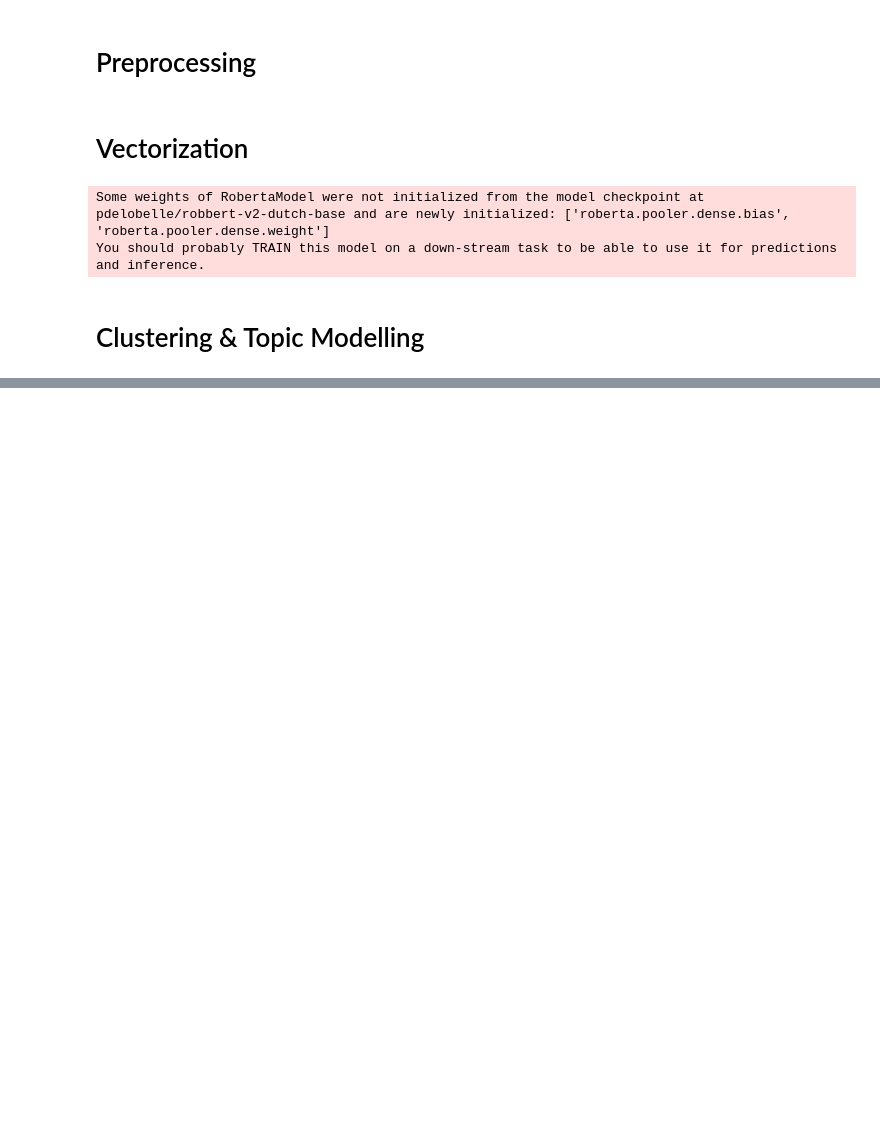
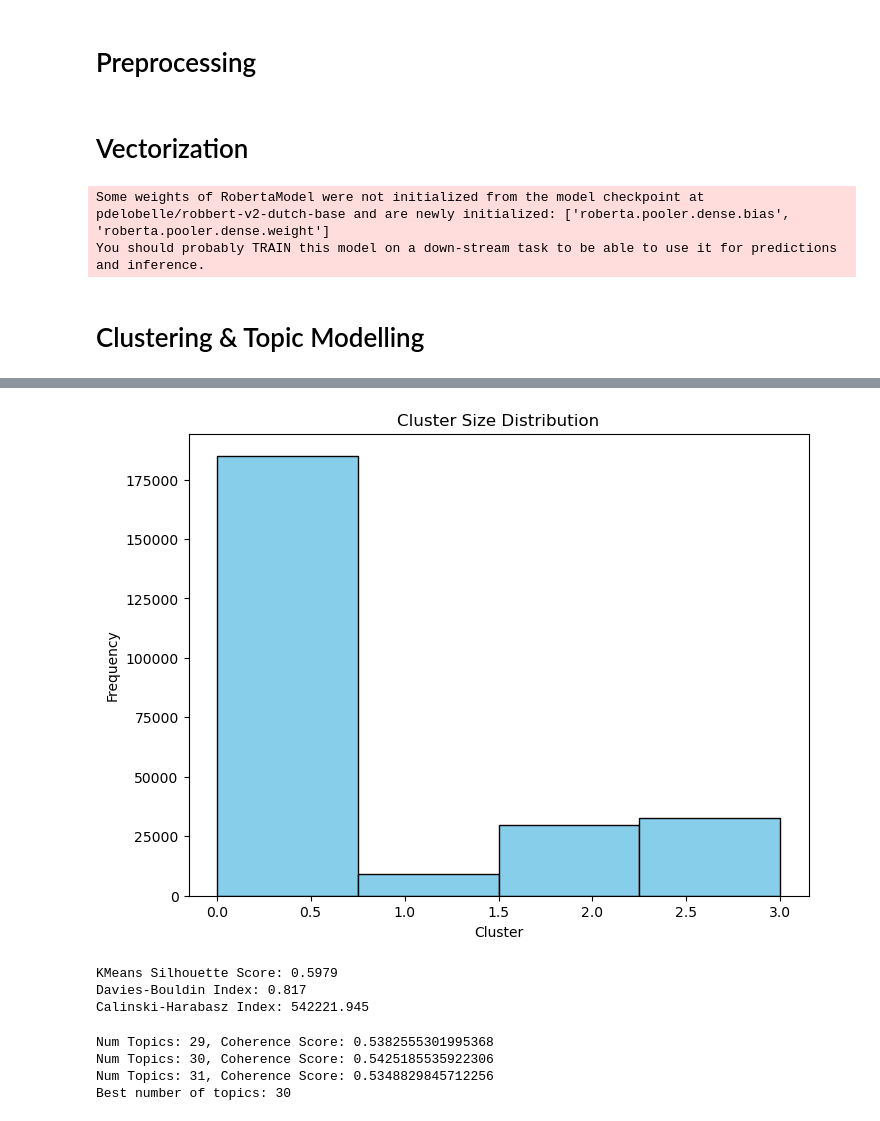
Before and after one commit to martijnstraatsburg/data-wise_final-project, a Jupyter notebook: pipeline.ipynb, the cells around one changed output, grey strips where cells are left out. Drawn from its saved outputs; the diff is of its cells as text; code cells hidden in the pictures; blank space fills up the shorter version.

```diff
--- a/pipeline.ipynb
+++ b/pipeline.ipynb
@@ -180,0 +298,61 @@ You should probably TRAIN this model on a down-stream task to be able to use it
+# %%
+# Get the frequency of each cluster's data points
+cluster_sizes = pd.Series(kmeans.labels_).value_counts()
+
+# Ensure the histogram has exactly 4 bins (for k=4 clusters)
+plt.figure(figsize=(8, 6))
+plt.hist(kmeans.labels_, bins=4, edgecolor='black', color='skyblue')  # bins=4 forces 4 bins for k=4 clusters
+plt.title('Cluster Size Distribution')
+plt.xlabel('Cluster')
+plt.ylabel('Frequency')
+plt.show()
+# %% [output]
+[figure, added]
+# %%
+# Silhouette Score: Measures how similar each point is to its own cluster compared to other clusters, indicating the quality of clustering.
+
+# Compute Silhouette Score for KMeans
+kmeans_score = silhouette_score(word2vec_df, kmeans.labels_)
+davies_bouldin = davies_bouldin_score(word2vec_df, kmeans.labels_)
+calinski_harabasz = calinski_harabasz_score(word2vec_df, kmeans.labels_)
+
+print(f"KMeans Silhouette Score: {kmeans_score:.4f}")
+print(f"Davies-Bouldin Index: {davies_bouldin:.3f}")
+print(f"Calinski-Harabasz Index: {calinski_harabasz:.3f}")
+
+# When interpreting Silhouette Scores, the goal is to assess how well the points are clustered,
+# both in terms of:
+  # cohesion (how close points within the same cluster are) and;
+  # separation (how distinct the clusters are from one another).
+
+# while the score for kmeans is higher, the distance between clusters is not significant as it's close to zero.
+# conclusion: low quality of clustering.
+# %% [output]
+KMeans Silhouette Score: 0.5979
+Davies-Bouldin Index: 0.817
+Calinski-Harabasz Index: 542221.945
+# %%
+# i tried from 2 - 60, but this is the moment of best results
+df['SEARCH_TERM'] = df['SEARCH_TERM'].astype(str)
+texts = df['SEARCH_TERM'].apply(lambda x: x.split())  # Tokenize each document
+dictionary = corpora.Dictionary(texts)  # Create a dictionary
+corpus = [dictionary.doc2bow(text) for text in texts]  # Convert to Bag-of-Words format
+
+num_topics_list = [29, 30, 31]
+coherence_scores = []
+
+for num_topics in num_topics_list:
+    lda_gensim = gensim.models.LdaModel(corpus=corpus, id2word=dictionary, num_topics=num_topics, random_state=42)
+    coherence_model_lda = CoherenceModel(model=lda_gensim, texts=texts, dictionary=dictionary, coherence='c_v')
+    coherence_lda = coherence_model_lda.get_coherence()
+    coherence_scores.append(coherence_lda)
+    print(f"Num Topics: {num_topics}, Coherence Score: {coherence_lda}")
+
+# Choose the num_topics with the highest coherence score
+best_num_topics = num_topics_list[coherence_scores.index(max(coherence_scores))]
+print(f"Best number of topics: {best_num_topics}")
+# %% [output]
+Num Topics: 29, Coherence Score: 0.5382555301995368
+Num Topics: 30, Coherence Score: 0.5425185535922306
+Num Topics: 31, Coherence Score: 0.5348829845712256
+Best number of topics: 30
```
Also changed, not shown: parts of 10 cells of this notebook.
